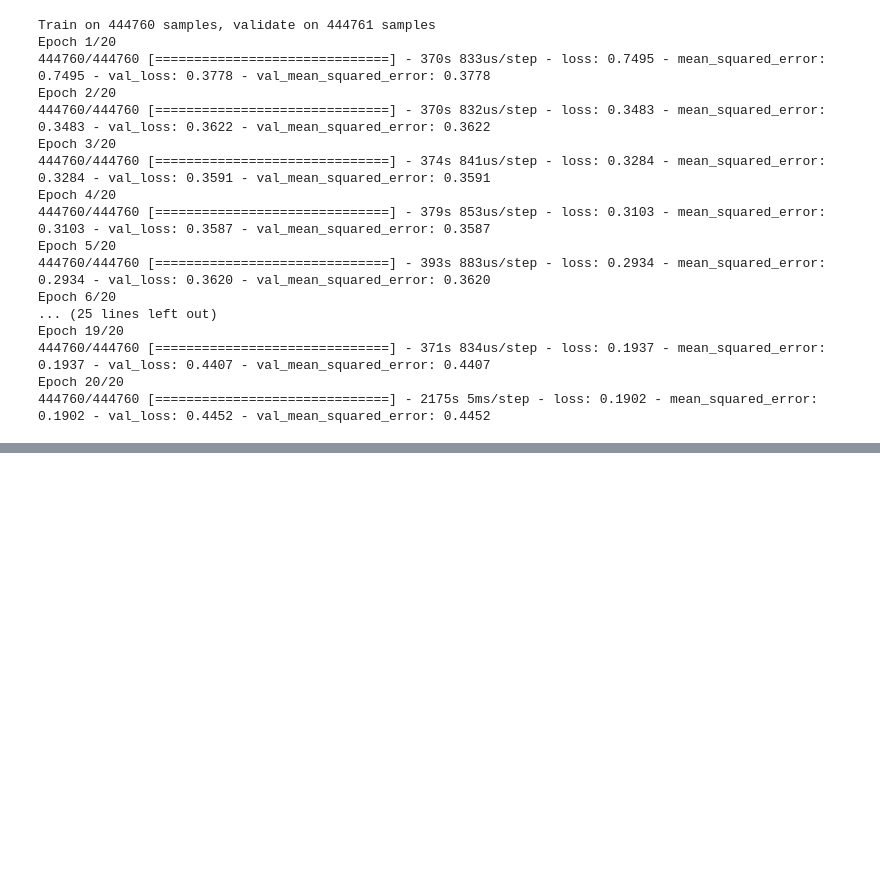
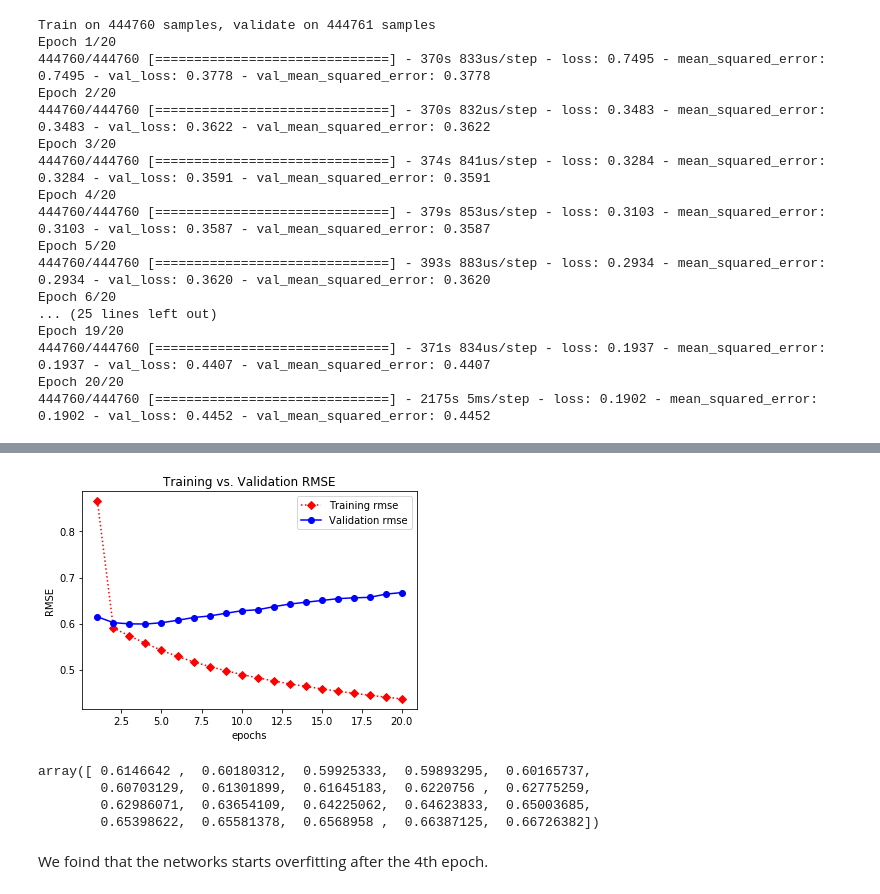
Before and after one commit to ayguno/Kaggle-Mercari-Price-Suggestion-Challenge, a Jupyter notebook: Kaggle Mercari Price Suggestion Challenge IPython Kernel.ipynb, the cells around one changed output, grey strips where cells are left out. Cells and saved outputs as stored; diff of their text form; code cells hidden in the pictures; blank space fills up the shorter version.

Commit message:
Monitoring the performance of network across epochs

```diff
--- a/Kaggle Mercari Price Suggestion Challenge IPython Kernel.ipynb
+++ b/Kaggle Mercari Price Suggestion Challenge IPython Kernel.ipynb
@@ -2623,0 +2641,26 @@ Epoch 20/20
+# %%
+import matplotlib.pyplot as plt
+
+history = history_net1.history
+train_rmse = np.sqrt(history["mean_squared_error"])
+val_rmse = np.sqrt(history["val_mean_squared_error"])
+epochs = np.arange(1,21,1)
+
+plt.plot(epochs,train_rmse,"rD:",label = "Training rmse")  # See help(plt.plot) for many other available plotting options
+plt.plot(epochs,val_rmse,"bo-",label = "Validation rmse")
+plt.title("Training vs. Validation RMSE")
+plt.xlabel("epochs")
+plt.ylabel("RMSE")
+plt.legend()
+plt.show()
+# %% [output]
+[figure, added]
+# %%
+val_rmse
+# %% [output]
+array([ 0.6146642 ,  0.60180312,  0.59925333,  0.59893295,  0.60165737,
+        0.60703129,  0.61301899,  0.61645183,  0.6220756 ,  0.62775259,
+        0.62986071,  0.63654109,  0.64225062,  0.64623833,  0.65003685,
+        0.65398622,  0.65581378,  0.6568958 ,  0.66387125,  0.66726382])
+# %% [markdown]
+We foind that the networks starts overfitting after the 4th epoch.
```
Also changed, not shown: parts of 5 cells of this notebook.
